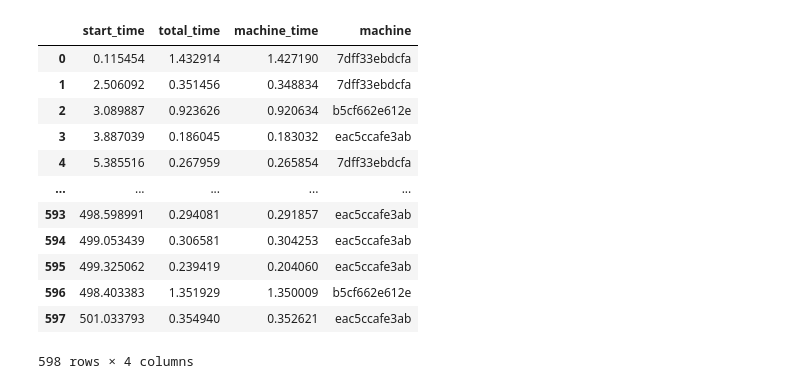
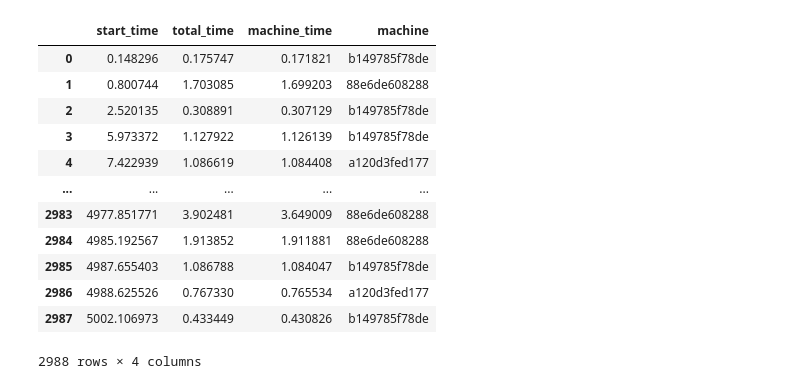
Before and after one commit to gustavoesteche/distributed-systems-mc714, a Jupyter notebook: project1/experiment/analysis/exploration.ipynb, the cells around one changed output. Cells and saved outputs as stored; diff of their text form; code cells hidden in the pictures.

```diff
--- a/project1/experiment/analysis/exploration.ipynb
+++ b/project1/experiment/analysis/exploration.ipynb
@@ -2,20 +2,20 @@
 import pandas as pd
 import numpy as np
 # %%
-data = pd.read_csv(r'../data/lambda_1.2_mu_1.0.csv')
+data = pd.read_csv(r'../data/lambda_0.6_mu_1.0_random.csv')
 data
 # %% [output]
 |  | start_time | total_time | machine_time | machine |
-| 0 | 0.115454 | 1.432914 | 1.427190 | 7dff33ebdcfa |
-| 1 | 2.506092 | 0.351456 | 0.348834 | 7dff33ebdcfa |
-| 2 | 3.089887 | 0.923626 | 0.920634 | b5cf662e612e |
-| 3 | 3.887039 | 0.186045 | 0.183032 | eac5ccafe3ab |
-| 4 | 5.385516 | 0.267959 | 0.265854 | 7dff33ebdcfa |
+| 0 | 0.148296 | 0.175747 | 0.171821 | b149785f78de |
+| 1 | 0.800744 | 1.703085 | 1.699203 | 88e6de608288 |
+| 2 | 2.520135 | 0.308891 | 0.307129 | b149785f78de |
+| 3 | 5.973372 | 1.127922 | 1.126139 | b149785f78de |
+| 4 | 7.422939 | 1.086619 | 1.084408 | a120d3fed177 |
 | ... | ... | ... | ... | ... |
-| 593 | 498.598991 | 0.294081 | 0.291857 | eac5ccafe3ab |
-| 594 | 499.053439 | 0.306581 | 0.304253 | eac5ccafe3ab |
-| 595 | 499.325062 | 0.239419 | 0.204060 | eac5ccafe3ab |
-| 596 | 498.403383 | 1.351929 | 1.350009 | b5cf662e612e |
-| 597 | 501.033793 | 0.354940 | 0.352621 | eac5ccafe3ab |
+| 2983 | 4977.851771 | 3.902481 | 3.649009 | 88e6de608288 |
+| 2984 | 4985.192567 | 1.913852 | 1.911881 | 88e6de608288 |
+| 2985 | 4987.655403 | 1.086788 | 1.084047 | b149785f78de |
+| 2986 | 4988.625526 | 0.767330 | 0.765534 | a120d3fed177 |
+| 2987 | 5002.106973 | 0.433449 | 0.430826 | b149785f78de |
-598 rows × 4 columns
+2988 rows × 4 columns
 # %%
```
Also changed, not shown: parts of 13 cells of this notebook, 11 other files.
